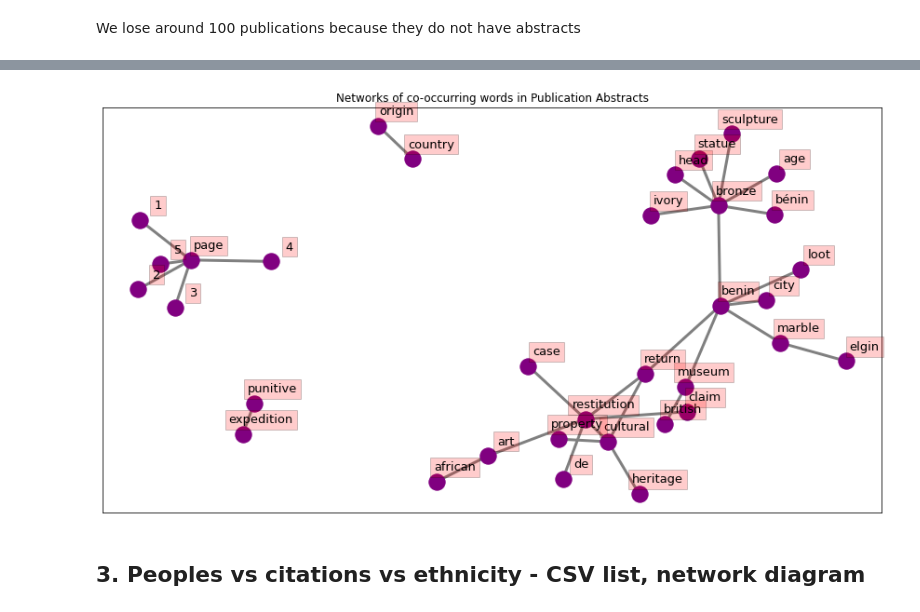
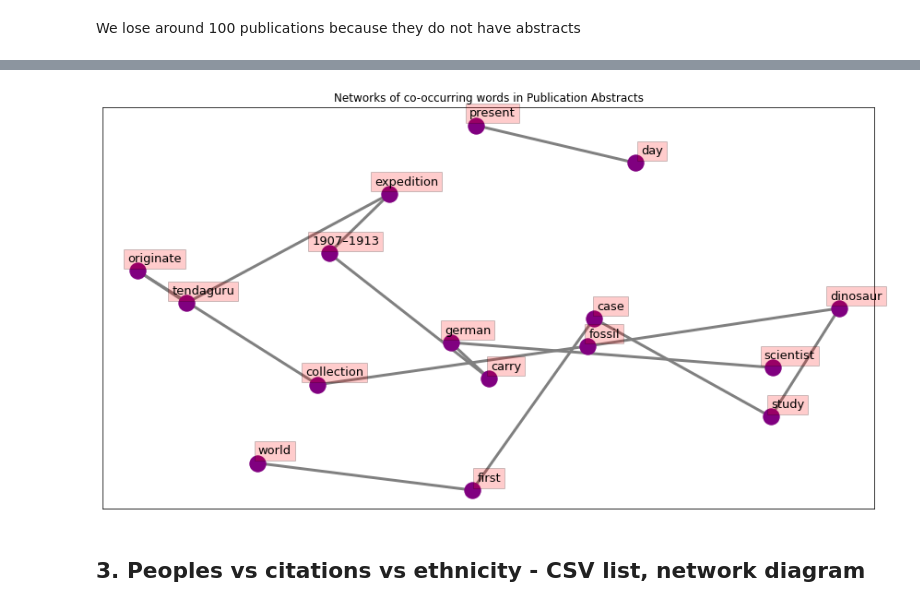
Before and after one commit to TamatiB/restitution_africa2021, a Jupyter notebook: scrape_crawl/Tendaguru_Vizs_PM.ipynb, the cells around one changed output, grey strips where cells are left out. Drawn from its saved outputs; the diff is of its cells as text; code cells hidden in the pictures.

```diff
--- a/scrape_crawl/Tendaguru_Vizs_PM.ipynb
+++ b/scrape_crawl/Tendaguru_Vizs_PM.ipynb
@@ -96,7 +99,7 @@ def draw_cooccur_network(df, top_n_bigrams, col, title):
 # %% [markdown]
 ## 1. Time/volume - line chart
 # %%
-df = pd.read_csv('bb_pulications.csv', index_col=0)
+df = pd.read_csv('data/td_pulications.csv', index_col=0)
 # %%
 df['pub_year'] = df['bib'].apply(lambda x: ast.literal_eval(x)['pub_year'])
 df_not_nan = df[df['pub_year']!= 'NA']
@@ -183,7 +181,7 @@ draw_network(df_abs, 'lemma_text', 35)
 # %%
-draw_cooccur_network(df_abs, 35,'lemma_text', 'Networks of co-occurring words in Publication Abstracts')
+draw_cooccur_network(df_abs, 15,'lemma_text', 'Networks of co-occurring words in Publication Abstracts')
 # %% [output]
-[figure, old version]
+[figure, new version]
 # %% [markdown]
 ## 3. Peoples vs citations vs ethnicity - CSV list, network diagram
 # %%
```
Also changed, not shown: parts of 59 cells of this notebook, 5 other files.
